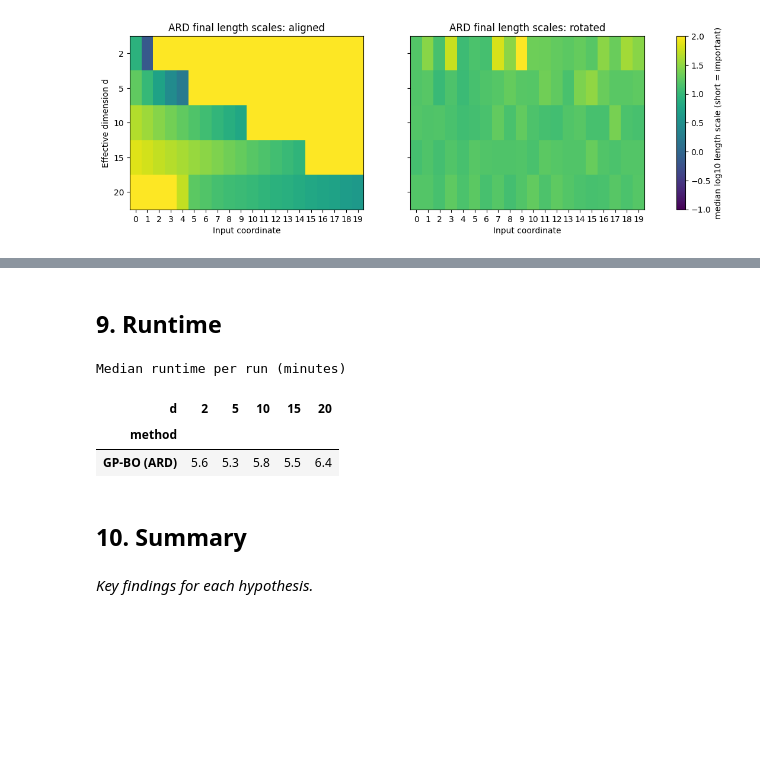
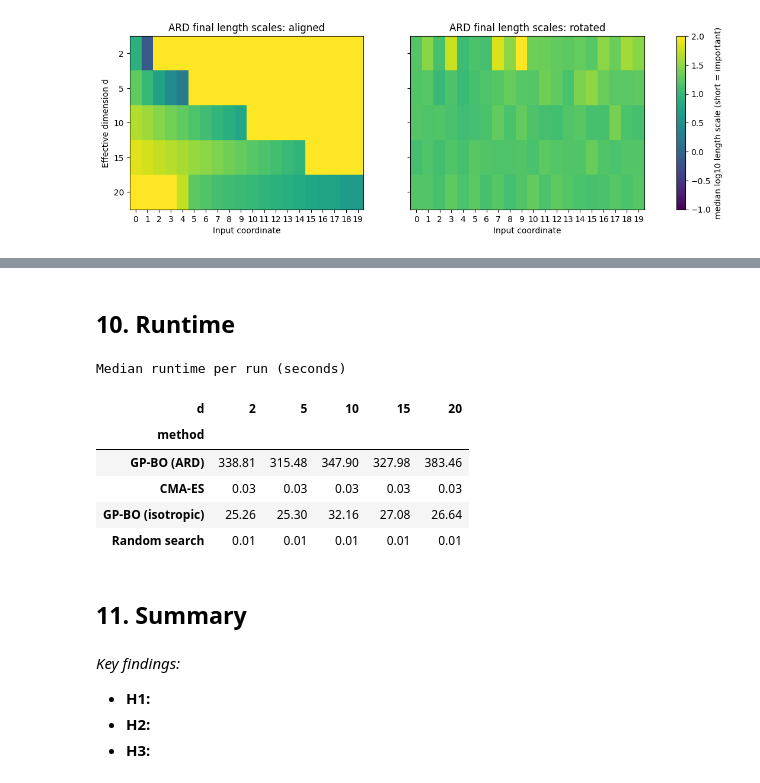
Before and after one commit to joanne-1234/dsa4212-assignment, a Jupyter notebook: code/analysis.ipynb, the cells around one changed output, grey strips where cells are left out. Cells and saved outputs as stored; diff of their text form; code cells hidden in the pictures; blank space fills up the shorter version.

```diff
--- a/code/analysis.ipynb
+++ b/code/analysis.ipynb
@@ -30,7 +32,7 @@ BUDGET = 400
 # Methods to compare: results folder name -> plot label.
 METHODS = {
     "bo_ard": "GP-BO (ARD)",
-    "bo_iso": "GP-BO (isotropic)",
+    "isotropic_bo": "GP-BO (isotropic)",
     "cmaes": "CMA-ES",
     "random_search": "Random search",
 }
@@ -58,9 +60,7 @@ def load_results(results_dir=RESULTS_DIR, methods=METHODS):
 # %%
 df = load_results()
 
-# ARD only for now. To compare methods, use:
-# available = [m for m in METHODS if m in set(df["method"])]
-available = ["bo_ard"]
-df = df[df["method"].isin(available)].reset_index(drop=True)
+# Only methods with saved results are compared below.
+available = [m for m in METHODS if m in set(df["method"])]
 print("Methods analysed:", [METHODS[m] for m in available])
 # %% [output]
@@ -315,22 +565,27 @@ plt.show()
 # %% [markdown]
-## 9. Runtime
+## 10. Runtime
 # %%
 runtime = (
     final.groupby(["method", "d"])["runtime_s"]
     .median()
-    .div(60)
     .unstack("d")
     .rename(index=METHODS)
 )
-print("Median runtime per run (minutes)")
-with pd.option_context("display.float_format", "{:.1f}".format):
+print("Median runtime per run (seconds)")
+with pd.option_context("display.float_format", "{:.2f}".format):
     display(runtime)
 # %% [output]
-Median runtime per run (minutes)
+Median runtime per run (seconds)
 | d | 2 | 5 | 10 | 15 | 20 |
 | method |  |  |  |  |  |
-| GP-BO (ARD) | 5.6 | 5.3 | 5.8 | 5.5 | 6.4 |
+| GP-BO (ARD) | 338.81 | 315.48 | 347.90 | 327.98 | 383.46 |
+| CMA-ES | 0.03 | 0.03 | 0.03 | 0.03 | 0.03 |
+| GP-BO (isotropic) | 25.26 | 25.30 | 32.16 | 27.08 | 26.64 |
+| Random search | 0.01 | 0.01 | 0.01 | 0.01 | 0.01 |
 # %% [markdown]
-## 10. Summary
+## 11. Summary
 # %% [markdown]
-_Key findings for each hypothesis._
+_Key findings:_
+- **H1:**
+- **H2:**
+- **H3:**
```
Also changed, not shown: parts of 29 cells of this notebook.
